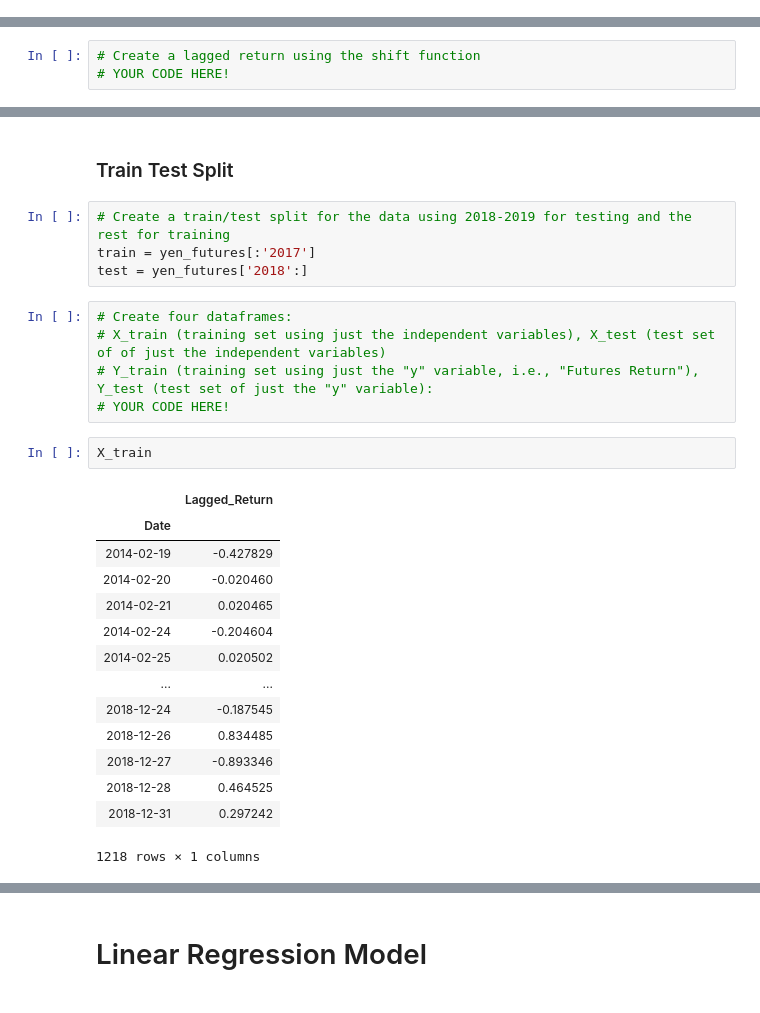
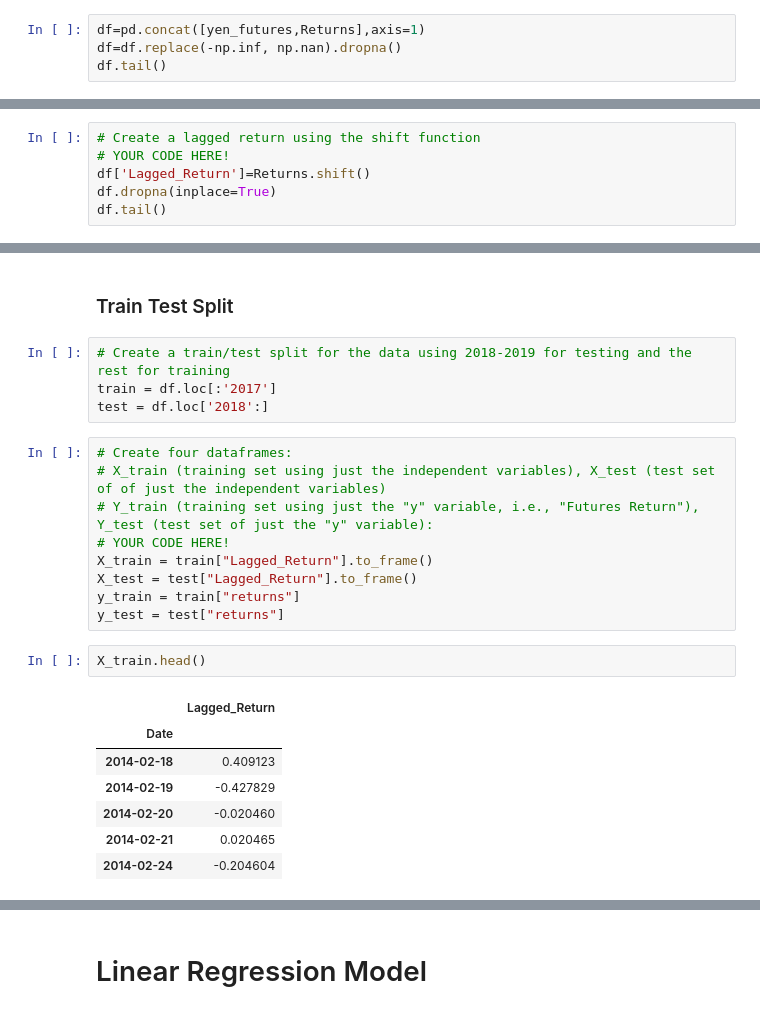
Before and after one commit to scherry2/A-Yen-For-The-Future, a Jupyter notebook: regression_analysis.ipynb, the cells around one changed output, grey strips where cells are left out. Cells and saved outputs as stored; diff of their text form.

```diff
--- a/regression_analysis.ipynb
+++ b/regression_analysis.ipynb
@@ -54,0 +59,4 @@ yen_futures.head()
+# %%
+df=pd.concat([yen_futures,Returns],axis=1)
+df=df.replace(-np.inf, np.nan).dropna()
+df.tail()
@@ -57,4 +73,7 @@ yen_futures.head()
 # %%
 # Create a lagged return using the shift function
 # YOUR CODE HERE!
+df['Lagged_Return']=Returns.shift()
+df.dropna(inplace=True)
+df.tail()
 # %% [output]
@@ -69,27 +88,24 @@ yen_futures.head()
 ### Train Test Split
 # %%
 # Create a train/test split for the data using 2018-2019 for testing and the rest for training
-train = yen_futures[:'2017']
-test = yen_futures['2018':]
+train = df.loc[:'2017']
+test = df.loc['2018':]
 # %%
 # Create four dataframes:
 # X_train (training set using just the independent variables), X_test (test set of of just the independent variables)
 # Y_train (training set using just the "y" variable, i.e., "Futures Return"), Y_test (test set of just the "y" variable):
 # YOUR CODE HERE!
+X_train = train["Lagged_Return"].to_frame()
+X_test = test["Lagged_Return"].to_frame()
+y_train = train["returns"]
+y_test = test["returns"]
 # %%
-X_train
+X_train.head()
 # %% [output]
 |  | Lagged_Return |
 | Date |  |
+| 2014-02-18 | 0.409123 |
 | 2014-02-19 | -0.427829 |
 | 2014-02-20 | -0.020460 |
 | 2014-02-21 | 0.020465 |
 | 2014-02-24 | -0.204604 |
-| 2014-02-25 | 0.020502 |
-| ... | ... |
-| 2018-12-24 | -0.187545 |
-| 2018-12-26 | 0.834485 |
-| 2018-12-27 | -0.893346 |
-| 2018-12-28 | 0.464525 |
-| 2018-12-31 | 0.297242 |
-1218 rows × 1 columns
```
Also changed, not shown: parts of 11 cells of this notebook.
